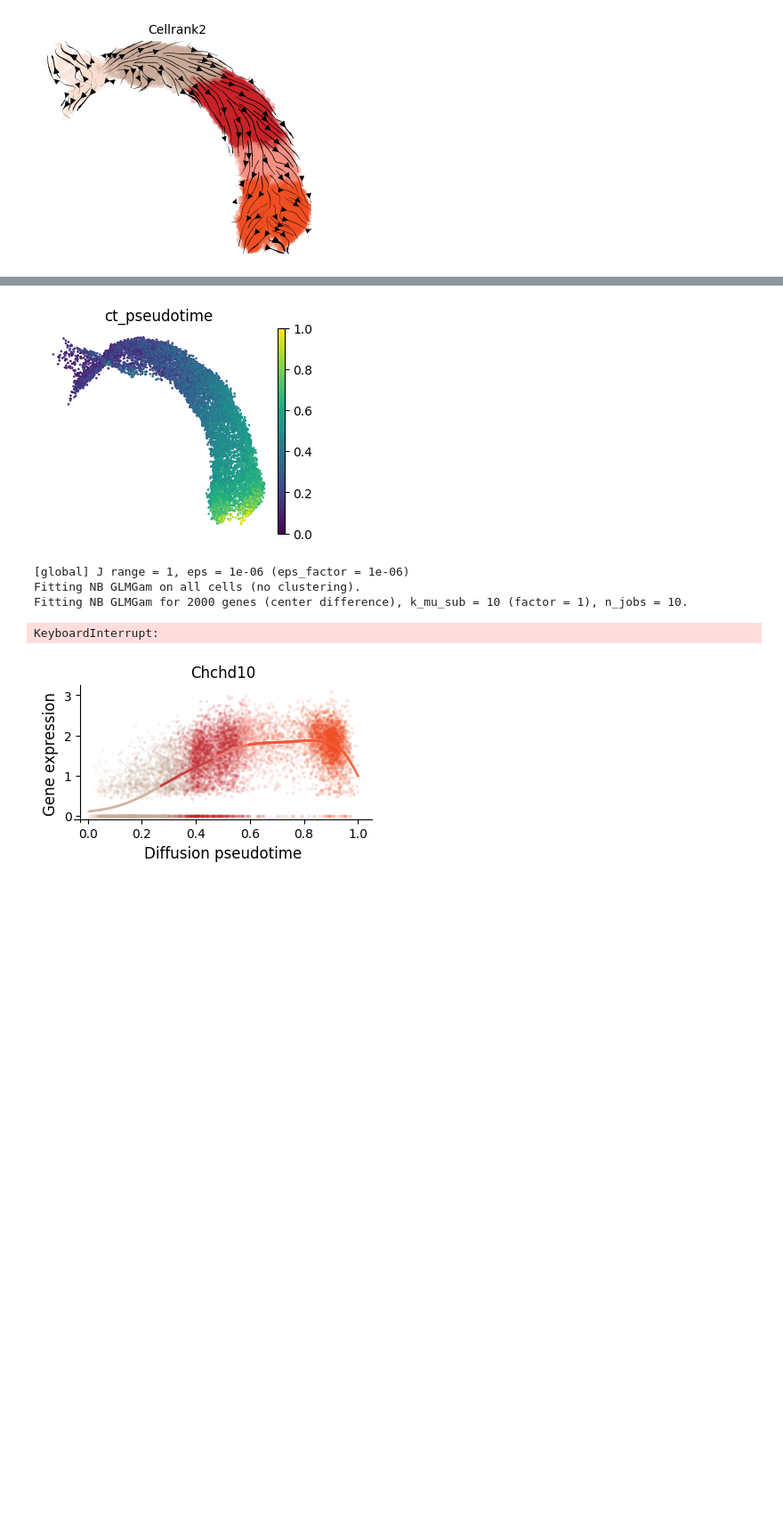
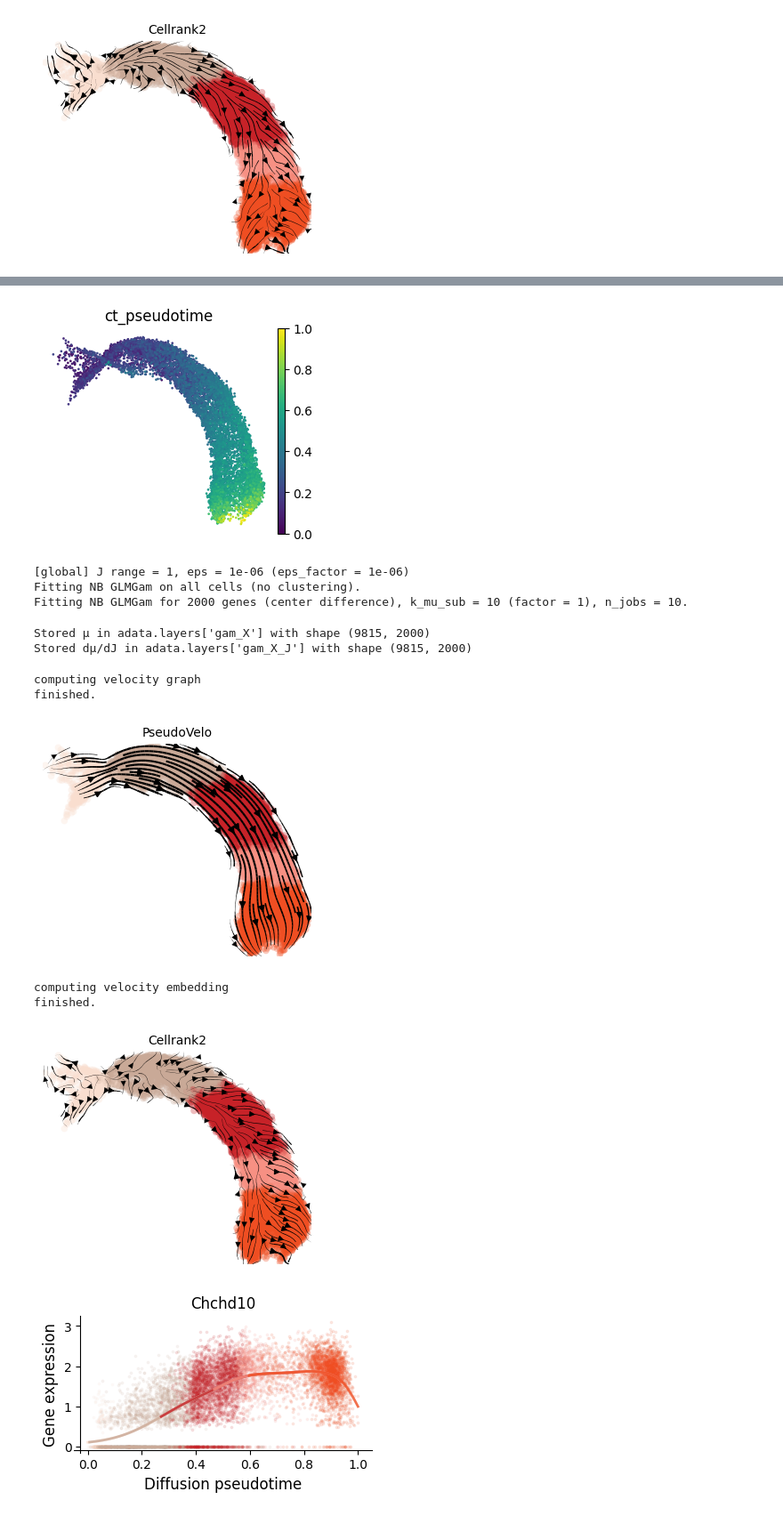
Before and after one commit to hsinring/pseudovelo, a Jupyter notebook: reproducibility/pseudovelo_case2.ipynb, the cells around one changed output, grey strips where cells are left out. Shown at 89% size. Drawn from its saved outputs; the diff is of its cells as text; code cells hidden in the pictures; blank space fills up the shorter version.

```diff
--- a/reproducibility/pseudovelo_case2.ipynb
+++ b/reproducibility/pseudovelo_case2.ipynb
@@ -63,7 +63,7 @@ plt.show()
 # %%
 from cellmapper import CellMapper
 
-adata=sc.read_h5ad("../../veloPotential/data/gas/MouseErythroid_anndata.h5ad")
+adata=sc.read_h5ad("../data/gas/MouseErythroid_anndata.h5ad")
 print(adata)
 adata_ct = adata.copy()
 
@@ -95,34 +95,41 @@ sc.tl.pca(adata_ct)
 sc.pp.neighbors(adata_ct, n_neighbors=30, n_pcs=30)
 adata_ct.layers["X"]=adata_ct.X.toarray()
 adata_ct.obs["ct_pseudotime"]=adata_ct_.obs["ct_pseudotime"]
 pv.fit_nb_gam_with_center_diff(adata_ct,J_key="ct_pseudotime",n_jobs=10,cluster_key=None,input_layer="X",reverse=False,output_layer="gam_X",dmu_layer="gam_X_J")
 pv.plot_velocity_projection(adata_ct,xkey="X",vkey="gam_X_J",basis="umap",color="celltype",figsize=(3.9,3.1),title="PseudoVelo",size=120,legend_loc="none")
 
 #cellrank2
 ctk.compute_transition_matrix()
 ctk.plot_projection(basis="umap",color="celltype",figsize=(3.9,3.1),title="Cellrank2",s=120,legend_fontsize=8,legend_loc="none")
 # %% [output]
 AnnData object with n_obs × n_vars = 9815 × 53801
     obs: 'sample', 'stage', 'sequencing.batch', 'theiler', 'celltype', 'clusters'
     var: 'Accession', 'Chromosome', 'End', 'Start', 'Strand', 'MURK_gene', 'Δm', 'scaled Δm'
     uns: 'celltype_colors'
     obsm: 'X_pca', 'X_umap'
     layers: 'spliced', 'unspliced'
 This detected 2000 highly variable genes.
 INFO     Initialized CellMapper for self-mapping with 9815 cells.
 INFO     Self-mapping mode detected. Computing only yx neighbors for efficiency (all neighbor matrices will contain
          the same information).
 INFO     Using sklearn to compute 30 neighbors.
 INFO     Computing mapping matrix using kernel method 'umap'.
 INFO     Mapping layer for key 'X' using direct multiplication
 INFO     Imputed expression matrix with shape (9815, 14352) converted to AnnData object.
          Observation metadata from query and feature metadata from reference were linked (not copied).
 INFO     Expression for layer 'X' mapped and stored in query_imputed.X.
 [figure]
 [global] J range = 1, eps = 1e-06 (eps_factor = 1e-06)
 Fitting NB GLMGam on all cells (no clustering).
 Fitting NB GLMGam for 2000 genes (center difference), k_mu_sub = 10 (factor = 1), n_jobs = 10.
-KeyboardInterrupt:
+Stored μ in adata.layers['gam_X'] with shape (9815, 2000)
+Stored dμ/dJ in adata.layers['gam_X_J'] with shape (9815, 2000)
+computing velocity graph
+finished.
+[figure, added]
+computing velocity embedding
+finished.
+[figure, added]
 # %%
 pv.plot_gam_fit(adata_dpt,J_key="dpt_pseudotime",mu_layer="gam_X",input_layer="X",cluster_key="celltype",gene_list=["Chchd10"],figsize=(4,2.5),fontsize=12,xlabel="Diffusion pseudotime")
 pv.plot_gam_fit(adata_ct,J_key="ct_pseudotime",mu_layer="gam_X",input_layer="X",cluster_key="celltype",gene_list=["Chchd10"],figsize=(4,2.5),fontsize=12,xlabel="CytoTRACE time")
```
Also changed, not shown: 1 other file.
